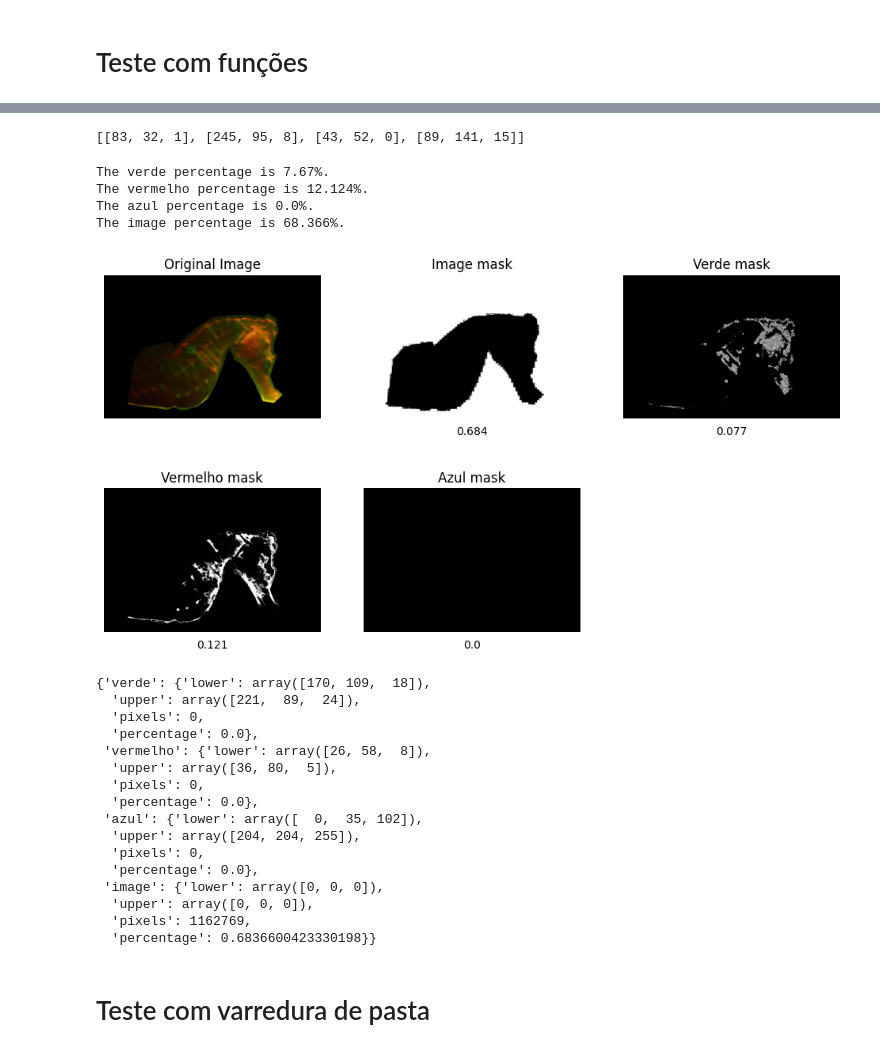
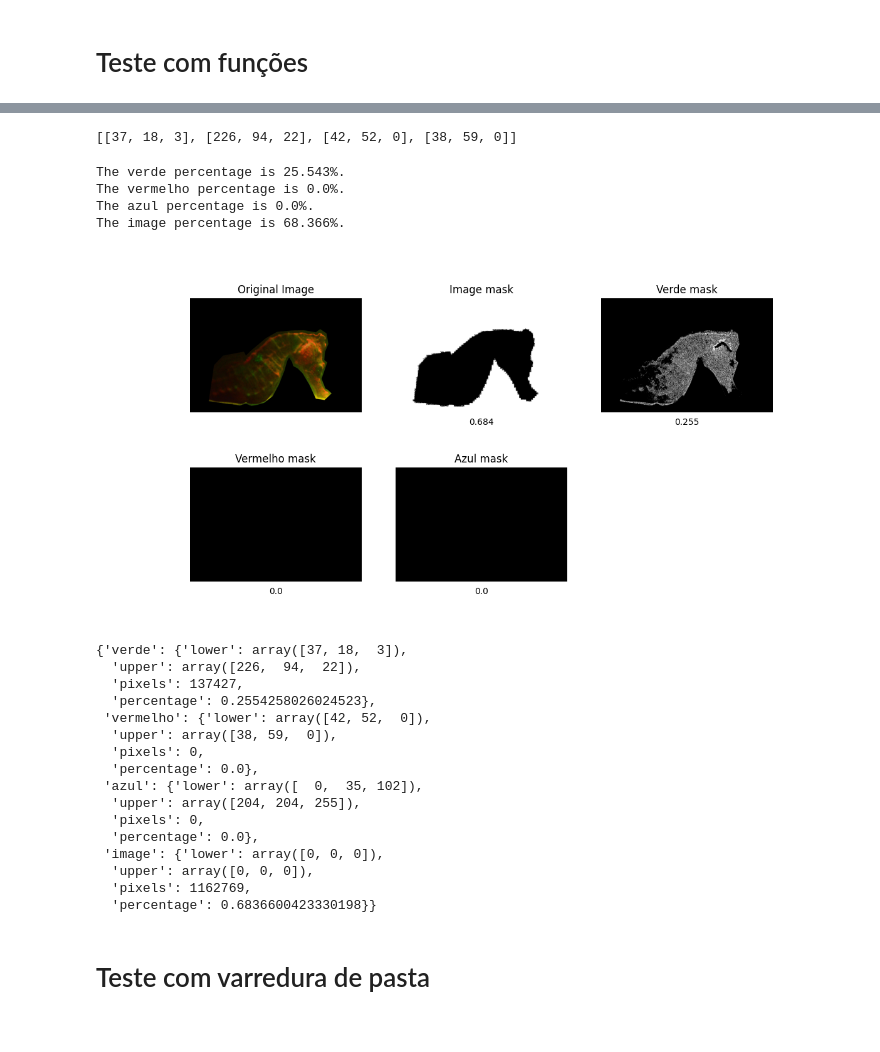
Before and after one commit to brunopiato/hippocampus_reidi, a Jupyter notebook: notebooks/teste_módulo.ipynb, the cells around one changed output, grey strips where cells are left out. Drawn from its saved outputs; the diff is of its cells as text; code cells hidden in the pictures.

```diff
--- a/notebooks/teste_módulo.ipynb
+++ b/notebooks/teste_módulo.ipynb
@@ -14,5 +18,5 @@ Bruno Garcia Piato
 # %%
-image_path = r"C:\Users\piato\repos\cavalos_marinhos\data\img\imagem6.jpg"
+image_path = f"{root_path}/data/img/imagem6.jpg"
 color_names = ('green', 'red', 'blue')
 color_ranges = ([[0, 100, 0], [100, 255, 100]],
                 [[100, 0, 0], [255, 100, 100]],
@@ -28,0 +26,3 @@ Color at (1198, 673): R=89, G=141, B=15
+# %%
+%matplotlib widget
+colors = src.pick_color_from_image_matplotlib(image_path=image_path)
@@ -29,28 +33,28 @@ Color at (1198, 673): R=89, G=141, B=15
 # %%
 colors
 # %% [output]
-[[83, 32, 1], [245, 95, 8], [43, 52, 0], [89, 141, 15]]
+[[37, 18, 3], [226, 94, 22], [42, 52, 0], [38, 59, 0]]
 # %%
-resultados = cm.calculate_color_percentage(image_path=r"C:\Users\piato\repos\cavalos_marinhos\data\img\imagem6.jpg",
+resultados = src.calculate_color_percentage(image_path=f"{root_path}/data/img/imagem6.jpg",
                                             color_names=['verde', 'vermelho', 'azul'],
                                             color_ranges=[[colors[0], colors[1]],
                                                             [colors[2], colors[3]],
                                                             [[0, 35, 102], [204, 204, 255]]])
 # %% [output]
-The verde percentage is 7.67%.
-The vermelho percentage is 12.124%.
+The verde percentage is 25.543%.
+The vermelho percentage is 0.0%.
 The azul percentage is 0.0%.
 The image percentage is 68.366%.
-[figure, old version]
+[figure, new version]
 # %%
 resultados
 # %% [output]
-{'verde': {'lower': array([170, 109,  18]),
-  'upper': array([221,  89,  24]),
-  'pixels': 0,
-  'percentage': 0.0},
- 'vermelho': {'lower': array([26, 58,  8]),
-  'upper': array([36, 80,  5]),
+{'verde': {'lower': array([37, 18,  3]),
+  'upper': array([226,  94,  22]),
+  'pixels': 137427,
+  'percentage': 0.2554258026024523},
+ 'vermelho': {'lower': array([42, 52,  0]),
+  'upper': array([38, 59,  0]),
   'pixels': 0,
   'percentage': 0.0},
  'azul': {'lower': array([  0,  35, 102]),
```
Also changed, not shown: parts of 13 cells of this notebook, 4 other files.
